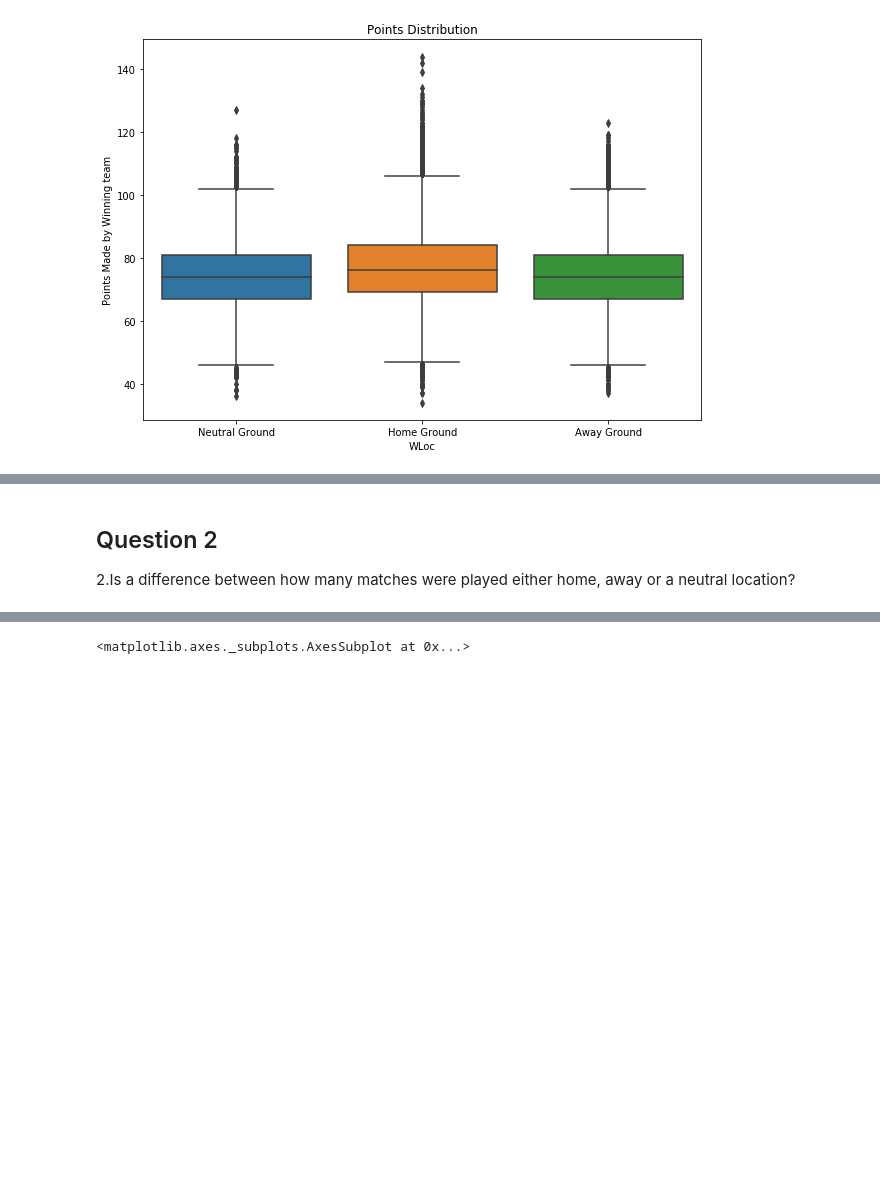
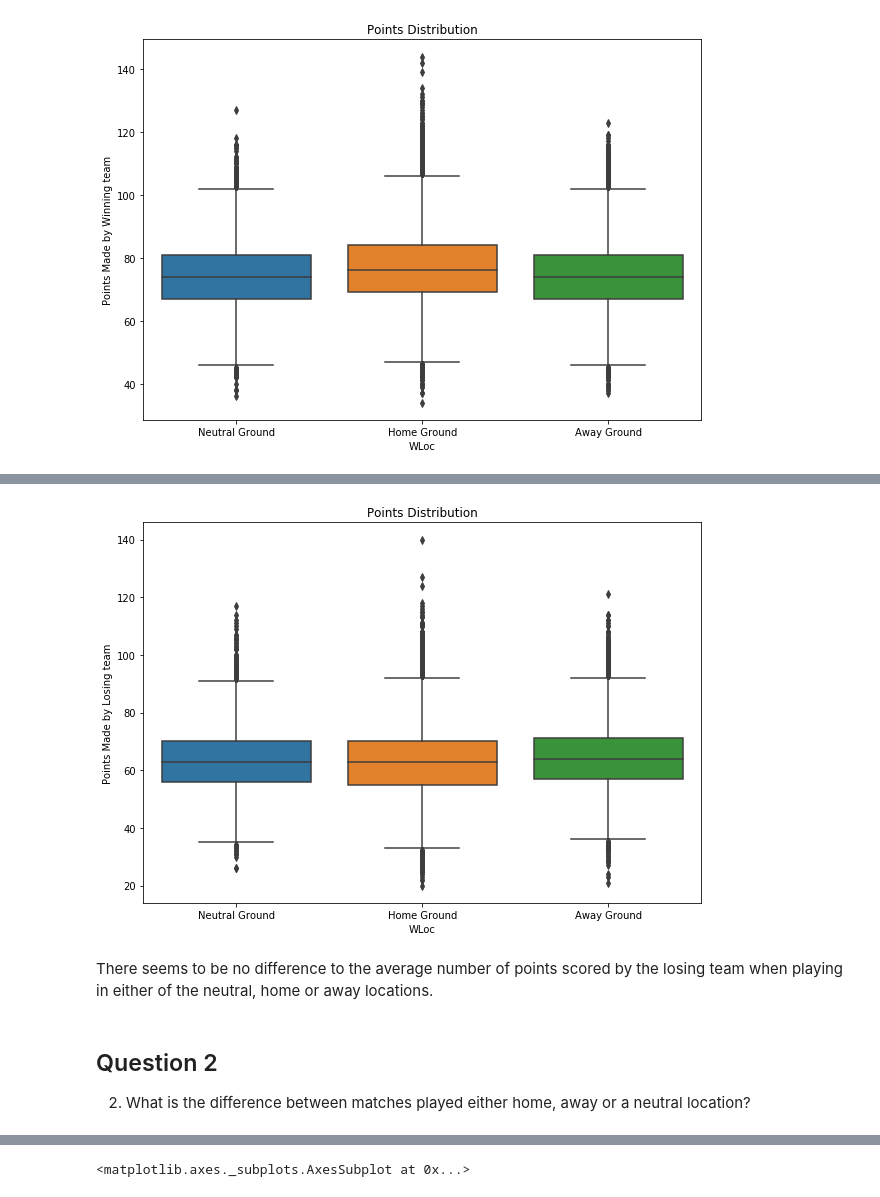
Before and after one commit to dreamtx01/Springboard, a Jupyter notebook: Folders/Capstone Project 1/Code/Storytelling_Capstone1.ipynb, the cells around one changed output, grey strips where cells are left out. Drawn from its saved outputs; the diff is of its cells as text; code cells hidden in the pictures; blank space fills up the shorter version.

```diff
--- a/Folders/Capstone Project 1/Code/Storytelling_Capstone1.ipynb
+++ b/Folders/Capstone Project 1/Code/Storytelling_Capstone1.ipynb
@@ -54,6 +80,22 @@ Teams win more matches at home, than when they are away or at a neutral location
+# %%
+capstone= pd.read_csv("mens-machine-learning-competition-2019/Prelim2019_RegularSeasonDetailedResults.csv")
+cap = pd.read_csv("mens-machine-learning-competition-2019/TeamSpellings.csv",encoding ="latin")
+fig,ax1 = plt.subplots(1,1)
+fig.set_size_inches(10,7)
+
+capstone_plot= sns.boxplot(data = capstone, x= 'WLoc',y ='LScore')
+
+ax1.set_title("Points Distribution")
+ax1.set_xticklabels(['Neutral Ground',"Home Ground","Away Ground" ])
+ax1.set_ylabel('Points Made by Losing team')
+plt.show()
+# %% [output]
+[figure, added]
+# %% [markdown]
+There seems to be no difference to the average number of points scored by the losing team when playing in either of the neutral, home or away locations.
 # %% [markdown]
 ## Question 2
 
-2.Is a difference between how many matches were played either home, away or a neutral location?
+2. What is the difference between matches played either home, away or a neutral location?
 # %%
 pd.DataFrame(capstone.WLoc.value_counts(normalize=True))
```
Also changed, not shown: parts of 29 cells of this notebook.
